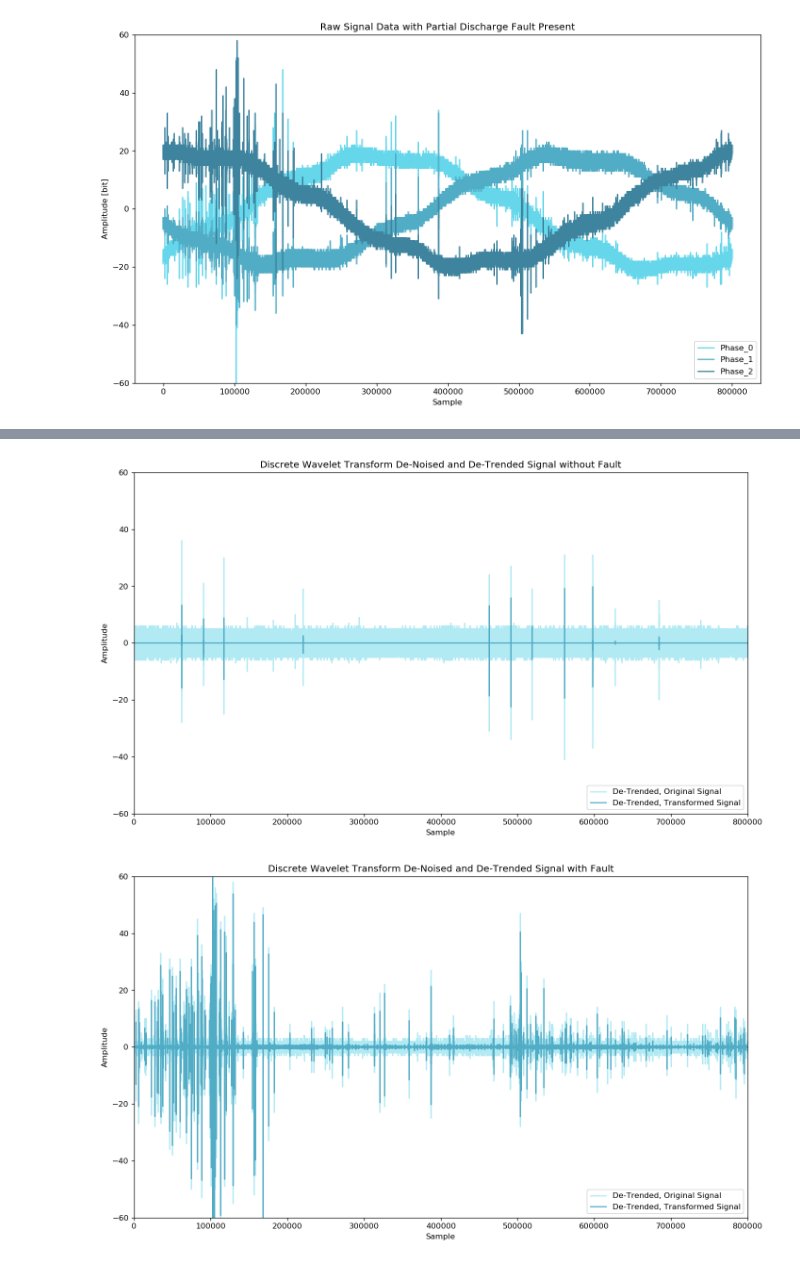
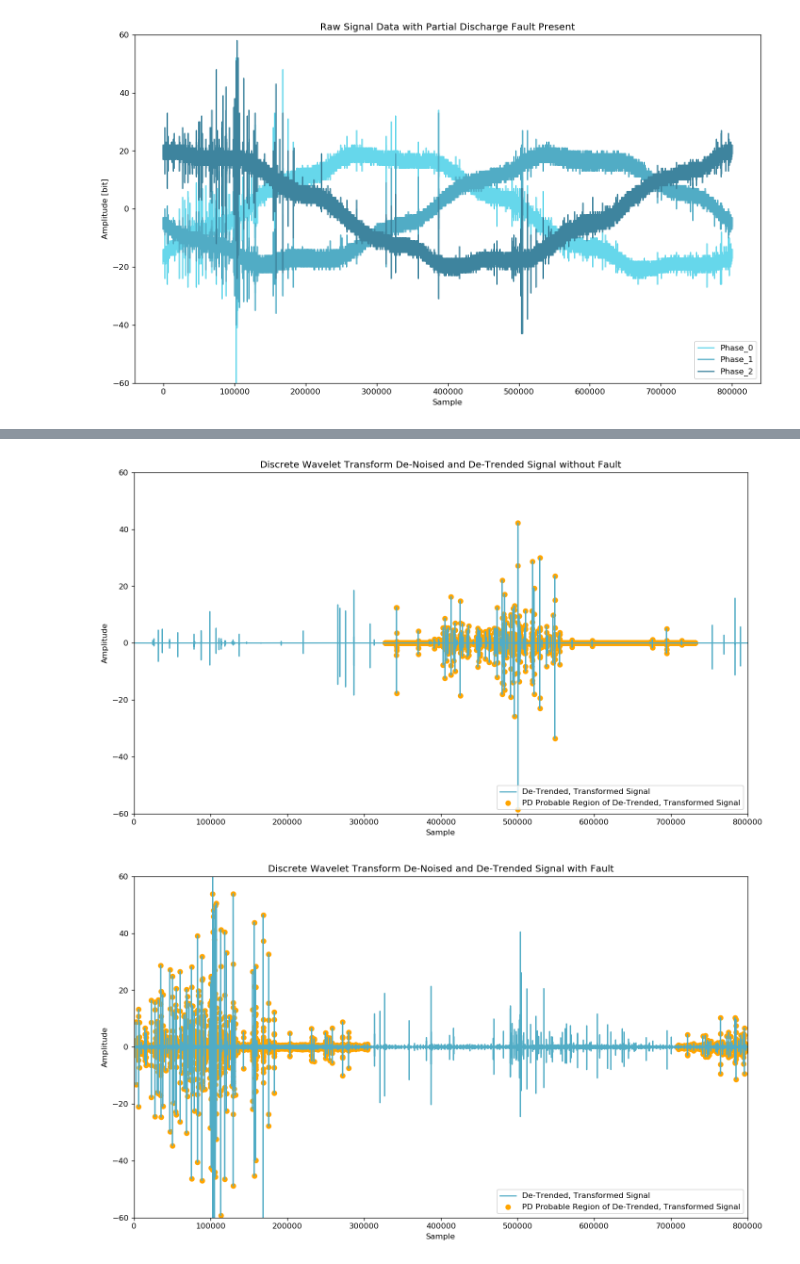
Before and after one commit to jeffreyegan/VSB_Power_Line_Fault_Detection, a Jupyter notebook: VSB_Final.ipynb, the cells around one changed output, grey strips where cells are left out. Saved outputs shown, nothing was run; the diff lists cells and outputs as text; code cells hidden in the pictures.

```diff
--- a/VSB_Final.ipynb
+++ b/VSB_Final.ipynb
@@ -48,8 +48,6 @@ from matplotlib import pyplot as plt
 import seaborn as sns
 # %%
 subset_train = pq.read_pandas("/home/jeffrey/repos/VSB_Power_Line_Fault_Detection/source_data/train.parquet", columns=[str(i) for i in range(9)]).to_pandas()
-# %%
-subset_train = pq.read_pandas("/home/jeffrey/repos/VSB_Power_Line_Fault_Detection/source_data/train.parquet", columns=[str(i) for i in range(33,36)]).to_pandas()
 # %%
 fig=plt.figure(figsize=(14, 8), dpi= 120, facecolor='w', edgecolor='k')
 plot_labels = ['Phase_0', 'Phase_1', 'Phase_2']
@@ -108,6 +106,6 @@ def waveletSmooth( x, wavelet="db4", level=1, title=None ):
     return y
 title0 = 'Discrete Wavelet Transform De-Noised Signal without Fault'
 title1 = 'Discrete Wavelet Transform De-Noised Signal with Fault'
-signal_0 =  waveletSmooth(subset_train["8"], wavelet="db4", level=1, title=title0 )
+signal_0 =  waveletSmooth(subset_train["0"], wavelet="db4", level=1, title=title0 )
 signal_1 =  waveletSmooth(subset_train["3"], wavelet="db4", level=1, title=title1 )
 # %% [output]
@@ -115,0 +153,7 @@ signal_1 =  waveletSmooth(subset_train["3"], wavelet="db4", level=1, title=title
+# %%
+def find_pd_probable(signal_fit, condition):
+    first_derivative = np.gradient(signal_fit)
+    return [i for i, elem in enumerate(first_derivative) if condition(elem)]
+
+high_prob_region0 = find_pd_probable(signal_fit0, lambda e: e>0)
+high_prob_region1 = find_pd_probable(signal_fit1, lambda e: e>0)
@@ -116,37 +180,29 @@ signal_1 =  waveletSmooth(subset_train["3"], wavelet="db4", level=1, title=title
 # %%
-import pywt
-from statsmodels.robust import mad
-from scipy import signal
+def detrend_signal( signal, high_prob_idx, title=None ):
 
-def waveletSmoothDetrend( x, wavelet="db4", level=1, title=None ):
-    # calculate the wavelet coefficients
-    coeff = pywt.wavedec( x, wavelet, mode="per" )
-    # calculate a threshold
-    sigma = mad( coeff[-level] )
-    # changing this threshold also changes the behavior,
-    # but I have not played with this very much
-    uthresh = sigma * np.sqrt( 2*np.log( len( x ) ) )
-    coeff[1:] = ( pywt.threshold( i, value=uthresh, mode="soft" ) for i in coeff[1:] )
-    # reconstruct the signal using the thresholded coefficients
-    y = pywt.waverec( coeff, wavelet, mode="per" )
+    x = np.diff(signal, n=1)
+    if max(high_prob_idx) == len(x):
+        high_prob_idx = high_prob_idx[0:-1]
+
+
     f, ax = plt.subplots(figsize=(14, 8), dpi= 120, facecolor='w', edgecolor='k')
     blues = ["#66D7EB", "#51ACC5", "#3E849E", "#2C5F78", "#1C3D52", "#0E1E2B"]
-    plt.plot( x.diff(), color="#66D7EB", alpha=0.5, label="De-Trended, Original Signal")
-    plt.plot( np.diff(y, n=1), color="#51ACC5", label="De-Trended, Transformed Signal" )
+    plt.plot( x, color=blues[1], label="De-Trended, Transformed Signal")
+    plt.scatter(high_prob_idx, x[high_prob_idx], color="orange", label="PD Probable Region of De-Trended, Transformed Signal" )
     plt.ylim((-60, 60))
     plt.xlabel('Sample')
     plt.ylabel('Amplitude')
     plt.legend(loc='lower right')
     if title:
         ax.set_title(title)
-    ax.set_xlim((0,len(y)))
-    return np.diff(y, n=1)
+    ax.set_xlim((0,len(x)))
+    return x[high_prob_idx]
 
 
 title0 = 'Discrete Wavelet Transform De-Noised and De-Trended Signal without Fault'
 title1 = 'Discrete Wavelet Transform De-Noised and De-Trended Signal with Fault'
-signal_0 =  waveletSmoothDetrend(subset_train["8"], wavelet="db4", level=1, title=title0 )
-signal_1 =  waveletSmoothDetrend(subset_train["3"], wavelet="db4", level=1, title=title1 )
+signal_0hp =  detrend_signal(signal_0, high_prob_region0, title0)
+signal_1hp =  detrend_signal(signal_1, high_prob_region1, title1)
 # %% [output]
-[figure, old version]
+[figure, new version]
-[figure, old version]
+[figure, new version]
```
Also changed, not shown: parts of 19 cells of this notebook, 58 other files.
